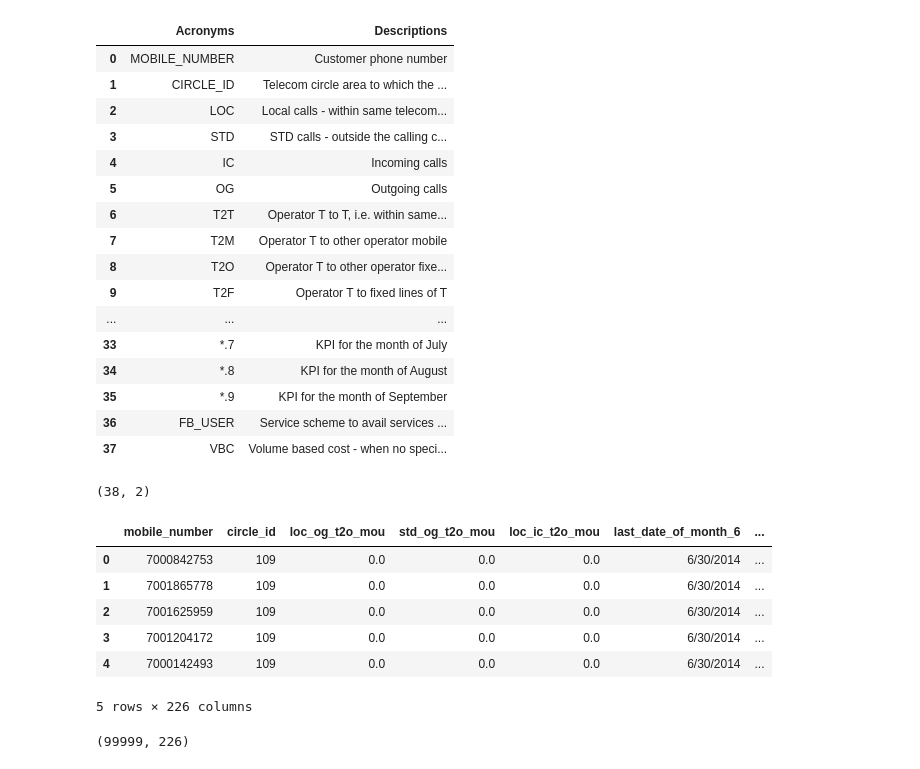
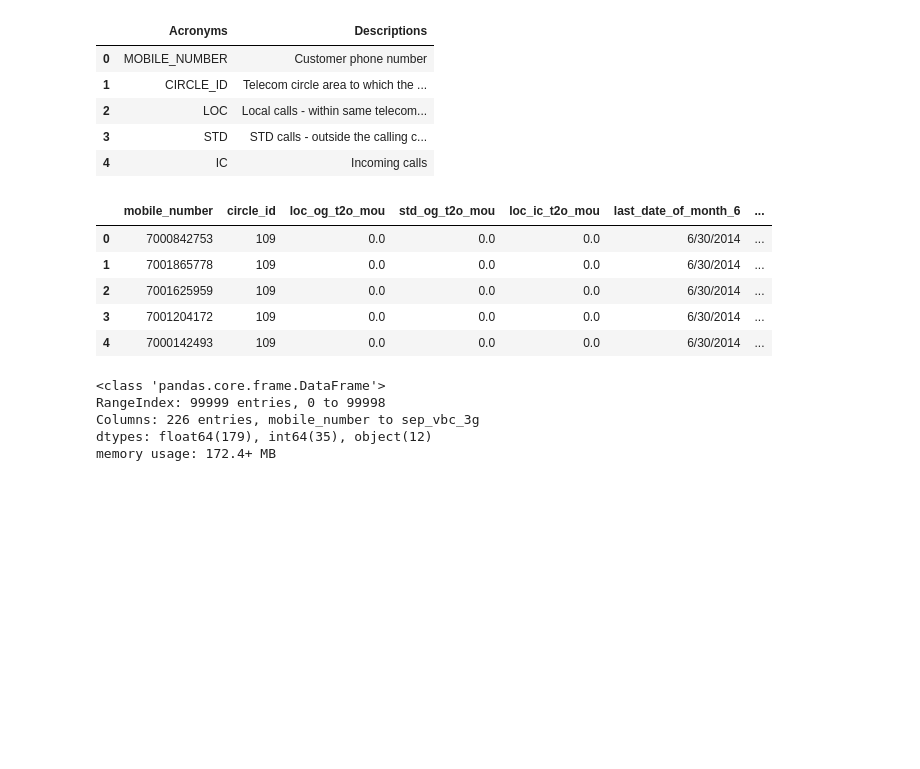
Before and after one commit to anunay999/Telecom-Churn-Unsupervised, a Jupyter notebook: Case Study - Telecom Churn.ipynb, the cells around one changed output. Saved outputs shown, nothing was run; the diff lists cells and outputs as text; code cells hidden in the pictures; blank space fills up the shorter version.

```diff
--- a/Case Study - Telecom Churn.ipynb
+++ b/Case Study - Telecom Churn.ipynb
@@ -4 +1,12 @@ import seaborn as sb
+# %%
+import pandas as pd
+import numpy as np
+import matplotlib.pyplot as plt
+import seaborn as sns
+
+import warnings
+warnings.filterwarnings('ignore')
+pd.set_option('display.max_rows', 5000)
+pd.set_option('display.max_columns', None)
+pd.set_option('display.width', 1000)
 # %%
@@ -5,26 +14,11 @@ import seaborn as sb
 telecom_data_dict = pd.read_excel("Data+Dictionary-+Telecom+Churn+Case+Study.xlsx")
 # %%
-telecom_data_dict
+telecom_data_dict.head()
 # %% [output]
 |  | Acronyms | Descriptions |
 | 0 | MOBILE_NUMBER | Customer phone number |
 | 1 | CIRCLE_ID | Telecom circle area to which the ... |
 | 2 | LOC | Local calls - within same telecom... |
 | 3 | STD | STD calls - outside the calling c... |
 | 4 | IC | Incoming calls |
-| 5 | OG | Outgoing calls |
-| 6 | T2T | Operator T to T, i.e. within same... |
-| 7 | T2M | Operator T to other operator mobile |
-| 8 | T2O | Operator T to other operator fixe... |
-| 9 | T2F | Operator T to fixed lines of T |
-| ... | ... | ... |
-| 33 | *.7 | KPI for the month of July |
-| 34 | *.8 | KPI for the month of August |
-| 35 | *.9 | KPI for the month of September |
-| 36 | FB_USER | Service scheme to avail services ... |
-| 37 | VBC | Volume based cost - when no speci... |
-# %%
-telecom.shape
-# %% [output]
-(38, 2)
 # %%
@@ -32,5 +27,5 @@ df = pd.read_csv('telecom_churn_data.csv')
 # %%
-df.head()
+churn_df.head()
 # %% [output]
 |  | mobile_number | circle_id | loc_og_t2o_mou | std_og_t2o_mou | loc_ic_t2o_mou | last_date_of_month_6 | ... |
 | 0 | 7000842753 | 109 | 0.0 | 0.0 | 0.0 | 6/30/2014 | ... |
@@ -38,8 +33,11 @@ df.head()
 | 2 | 7001625959 | 109 | 0.0 | 0.0 | 0.0 | 6/30/2014 | ... |
 | 3 | 7001204172 | 109 | 0.0 | 0.0 | 0.0 | 6/30/2014 | ... |
 | 4 | 7000142493 | 109 | 0.0 | 0.0 | 0.0 | 6/30/2014 | ... |
-5 rows × 226 columns
-# %%
-df.shape
-# %% [output]
-(99999, 226)
+# %%
+churn_df.info()
+# %% [output]
+<class 'pandas.core.frame.DataFrame'>
+RangeIndex: 99999 entries, 0 to 99998
+Columns: 226 entries, mobile_number to sep_vbc_3g
+dtypes: float64(179), int64(35), object(12)
+memory usage: 172.4+ MB
```
Also changed, not shown: parts of 23 cells of this notebook.
